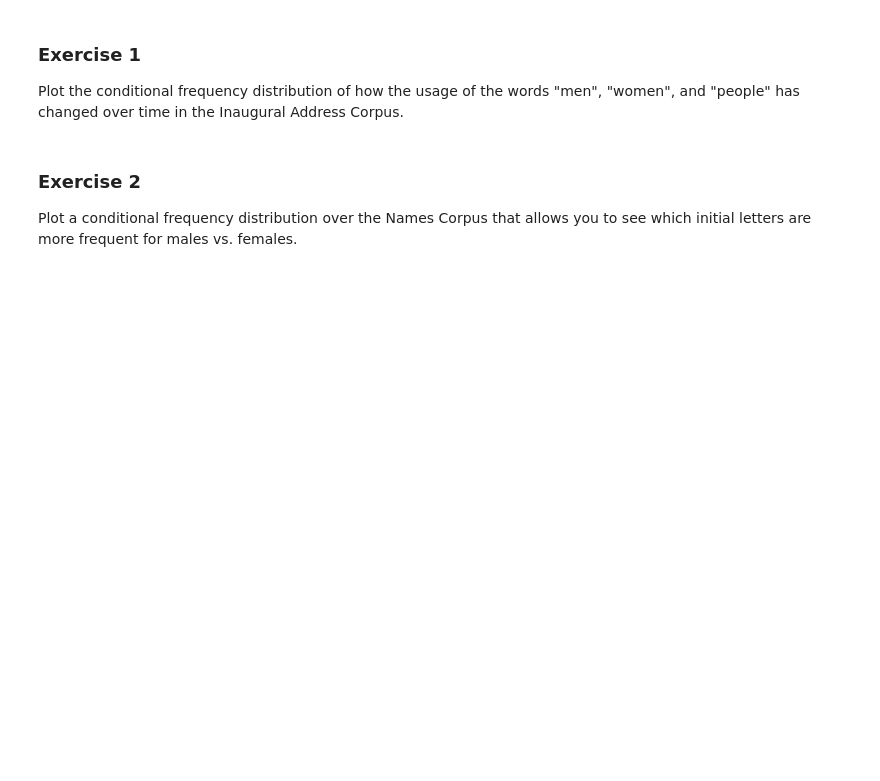
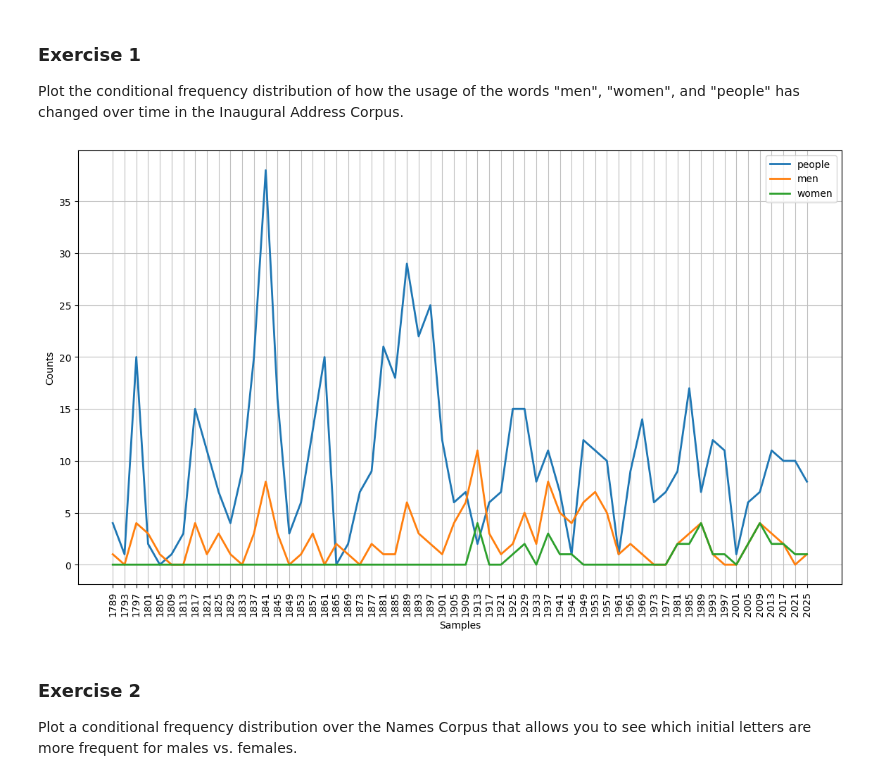
Before and after one commit to yernaz-togizbayev/natural_language_processing, a Jupyter notebook: Exercise_Sheet_2.ipynb, the cells around one changed output. Drawn from its saved outputs; the diff is of its cells as text; code cells hidden in the pictures; blank space fills up the shorter version.

```diff
--- a/Exercise_Sheet_2.ipynb
+++ b/Exercise_Sheet_2.ipynb
@@ -8,6 +46,19 @@
 ### Exercise 1
 
 Plot the conditional frequency distribution of how the usage of the words "men", "women", and "people" has changed over time in the Inaugural Address Corpus.
+# %%
+cfd = ConditionalFreqDist(
+    (target, fileid[:4])
+    for fileid in inaugural.fileids()
+    for word in inaugural.words(fileid)
+    for target in ['men', 'women', 'people']
+    if word.lower() == target
+)
+plt.figure(figsize=(14, 8))
+cfd.plot()
+plt.show()
+# %% [output]
+[figure, added]
 # %% [markdown]
 ### Exercise 2
 
```
Also changed, not shown: parts of 12 cells of this notebook.
